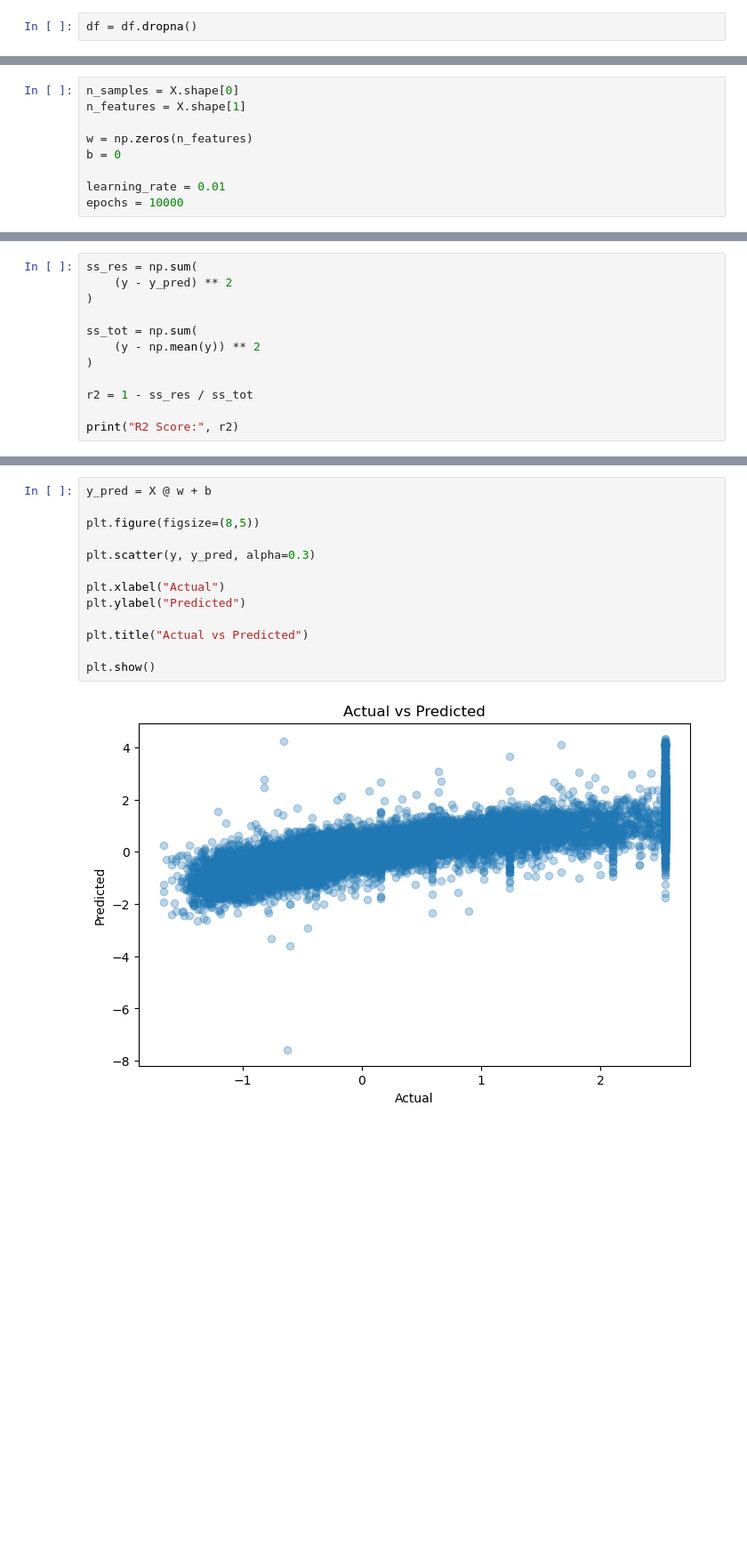
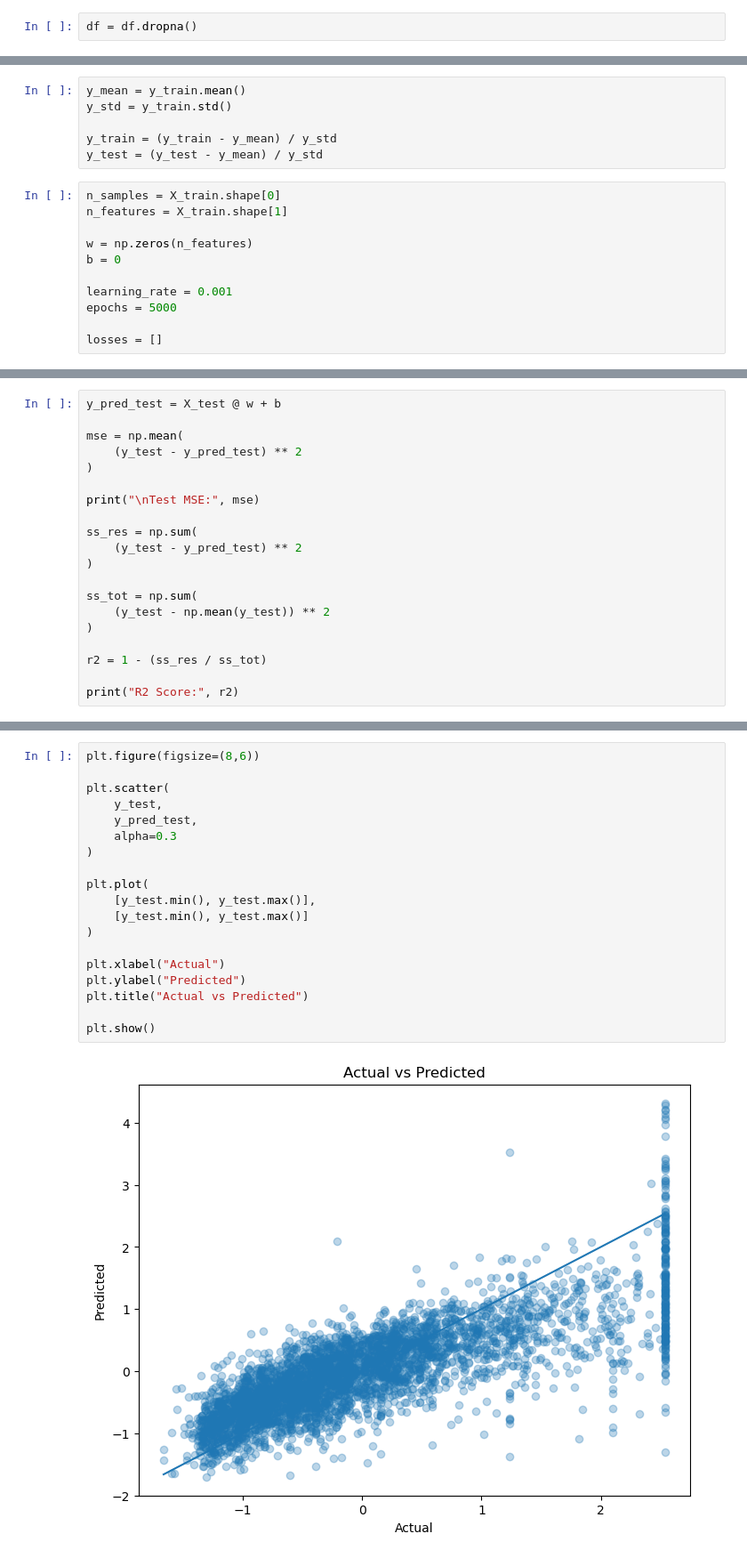
Before and after one commit to himanshu7745/100_days_of_ML_DL_challenge, a Jupyter notebook: Day01/projects/california_housing_scratch.ipynb, the cells around one changed output, grey strips where cells are left out. Shown at 89% size. Saved outputs shown, nothing was run; the diff lists cells and outputs as text; blank space fills up the shorter version.

```diff
--- a/Day01/projects/california_housing_scratch.ipynb
+++ b/Day01/projects/california_housing_scratch.ipynb
@@ -48,10 +65,18 @@ y = (y - y.mean()) / y.std()
+# %%
+y_mean = y_train.mean()
+y_std = y_train.std()
+
+y_train = (y_train - y_mean) / y_std
+y_test = (y_test - y_mean) / y_std
 # %%
-n_samples = X.shape[0]
-n_features = X.shape[1]
+n_samples = X_train.shape[0]
+n_features = X_train.shape[1]
 
 w = np.zeros(n_features)
 b = 0
 
-learning_rate = 0.01
-epochs = 10000
+learning_rate = 0.001
+epochs = 5000
+
+losses = []
 # %%
@@ -120,13 +117,21 @@ MSE: 0.36309082577908286
 # %%
+y_pred_test = X_test @ w + b
+
+mse = np.mean(
+    (y_test - y_pred_test) ** 2
+)
+
+print("\nTest MSE:", mse)
+
 ss_res = np.sum(
-    (y - y_pred) ** 2
+    (y_test - y_pred_test) ** 2
 )
 
 ss_tot = np.sum(
-    (y - np.mean(y)) ** 2
+    (y_test - np.mean(y_test)) ** 2
 )
 
-r2 = 1 - ss_res / ss_tot
+r2 = 1 - (ss_res / ss_tot)
 
 print("R2 Score:", r2)
 # %% [output]
@@ -150,15 +154,21 @@ plt.show()
 # %%
-y_pred = X @ w + b
+plt.figure(figsize=(8,6))
 
-plt.figure(figsize=(8,5))
+plt.scatter(
+    y_test,
+    y_pred_test,
+    alpha=0.3
+)
 
-plt.scatter(y, y_pred, alpha=0.3)
+plt.plot(
+    [y_test.min(), y_test.max()],
+    [y_test.min(), y_test.max()]
+)
 
 plt.xlabel("Actual")
 plt.ylabel("Predicted")
-
 plt.title("Actual vs Predicted")
 
 plt.show()
 # %% [output]
-[figure, old version]
+[figure, new version]
```
Also changed, not shown: parts of 13 cells of this notebook, 3 other files.
